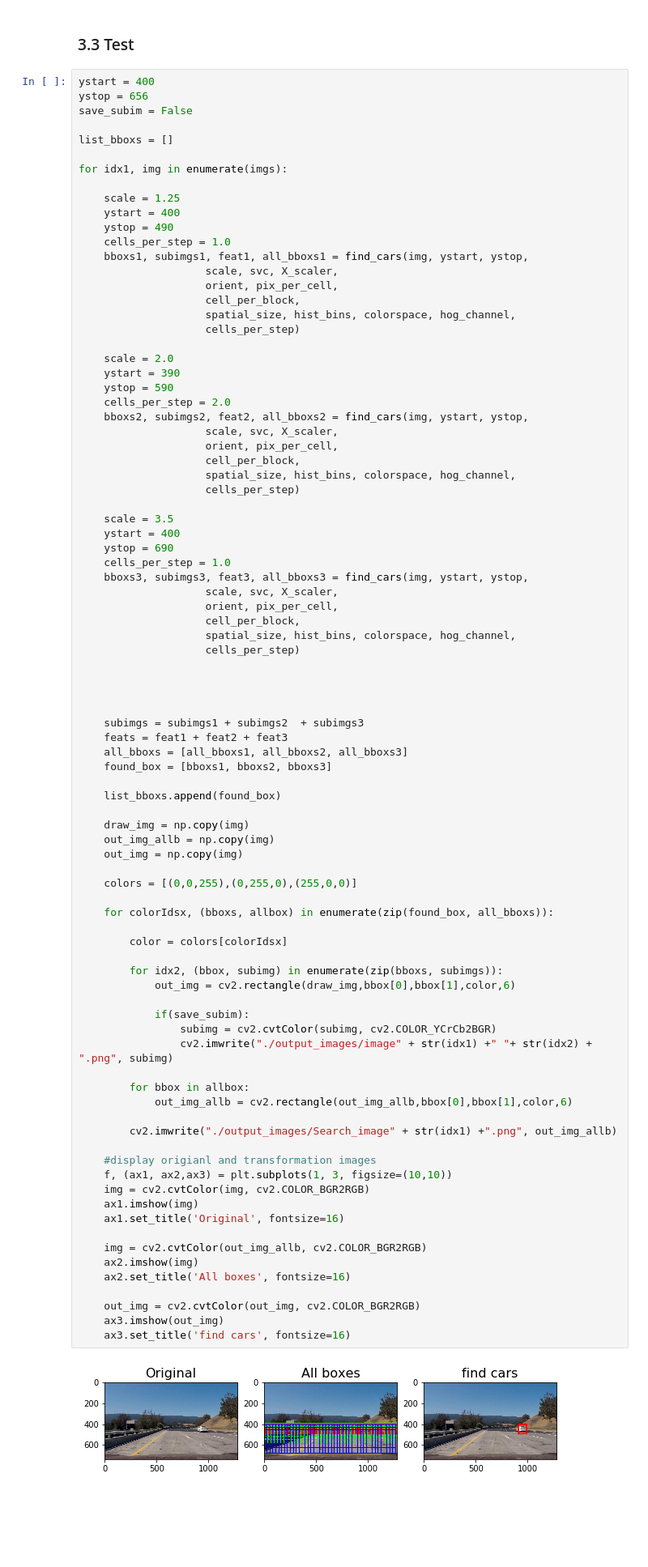
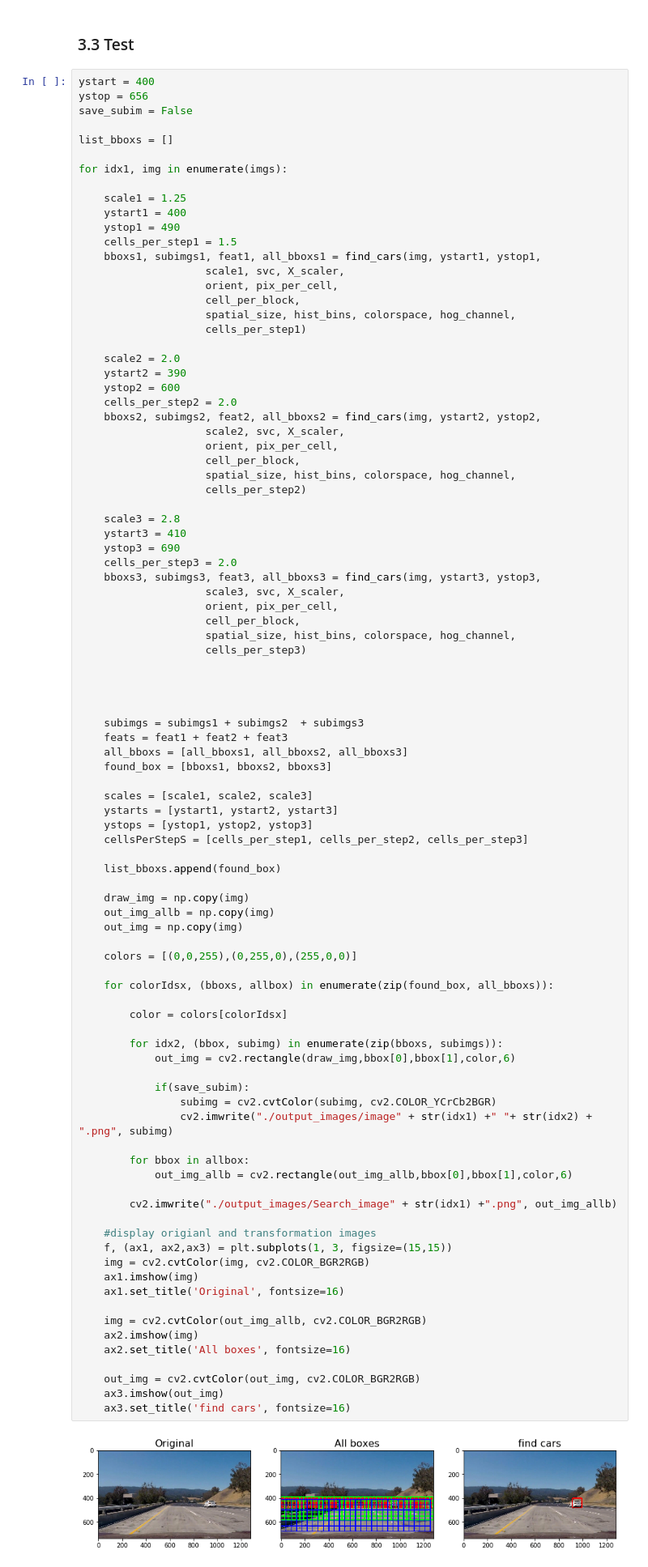
Before and after one commit to edgarcgarzon/CarND-Vehicle-Detection-and-Tracking-P5, a Jupyter notebook: VehicleDetectionAndTracking.ipynb, the cells around one changed output. Shown at 81% size. Cells and saved outputs as stored; diff of their text form; blank space fills up the shorter version.

```diff
--- a/VehicleDetectionAndTracking.ipynb
+++ b/VehicleDetectionAndTracking.ipynb
@@ -392,38 +393,38 @@ list_bboxs = []
 
 for idx1, img in enumerate(imgs):
 
-    scale = 1.25
-    ystart = 400
-    ystop = 490
-    cells_per_step = 1.0
-    bboxs1, subimgs1, feat1, all_bboxs1 = find_cars(img, ystart, ystop,
-                    scale, svc, X_scaler,
+    scale1 = 1.25
+    ystart1 = 400
+    ystop1 = 490
+    cells_per_step1 = 1.5
+    bboxs1, subimgs1, feat1, all_bboxs1 = find_cars(img, ystart1, ystop1,
+                    scale1, svc, X_scaler,
                     orient, pix_per_cell,
                     cell_per_block,
                     spatial_size, hist_bins, colorspace, hog_channel,
-                    cells_per_step)
+                    cells_per_step1)
 
-    scale = 2.0
-    ystart = 390
-    ystop = 590
-    cells_per_step = 2.0
-    bboxs2, subimgs2, feat2, all_bboxs2 = find_cars(img, ystart, ystop,
-                    scale, svc, X_scaler,
+    scale2 = 2.0
+    ystart2 = 390
+    ystop2 = 600
+    cells_per_step2 = 2.0
+    bboxs2, subimgs2, feat2, all_bboxs2 = find_cars(img, ystart2, ystop2,
+                    scale2, svc, X_scaler,
                     orient, pix_per_cell,
                     cell_per_block,
                     spatial_size, hist_bins, colorspace, hog_channel,
-                    cells_per_step)
+                    cells_per_step2)
 
-    scale = 3.5
-    ystart = 400
-    ystop = 690
-    cells_per_step = 1.0
-    bboxs3, subimgs3, feat3, all_bboxs3 = find_cars(img, ystart, ystop,
-                    scale, svc, X_scaler,
+    scale3 = 2.8
+    ystart3 = 410
+    ystop3 = 690
+    cells_per_step3 = 2.0
+    bboxs3, subimgs3, feat3, all_bboxs3 = find_cars(img, ystart3, ystop3,
+                    scale3, svc, X_scaler,
                     orient, pix_per_cell,
                     cell_per_block,
                     spatial_size, hist_bins, colorspace, hog_channel,
-                    cells_per_step)
+                    cells_per_step3)
 
 
 
@@ -432,6 +433,11 @@ for idx1, img in enumerate(imgs):
     feats = feat1 + feat2 + feat3
     all_bboxs = [all_bboxs1, all_bboxs2, all_bboxs3]
     found_box = [bboxs1, bboxs2, bboxs3]
+
+    scales = [scale1, scale2, scale3]
+    ystarts = [ystart1, ystart2, ystart3]
+    ystops = [ystop1, ystop2, ystop3]
+    cellsPerStepS = [cells_per_step1, cells_per_step2, cells_per_step3]
 
     list_bboxs.append(found_box)
 
@@ -443,32 +449,32 @@ for idx1, img in enumerate(imgs):
 
     for colorIdsx, (bboxs, allbox) in enumerate(zip(found_box, all_bboxs)):
 
         color = colors[colorIdsx]
 
         for idx2, (bbox, subimg) in enumerate(zip(bboxs, subimgs)):
             out_img = cv2.rectangle(draw_img,bbox[0],bbox[1],color,6)
 
             if(save_subim):
                 subimg = cv2.cvtColor(subimg, cv2.COLOR_YCrCb2BGR)
                 cv2.imwrite("./output_images/image" + str(idx1) +" "+ str(idx2) + ".png", subimg)
 
         for bbox in allbox:
             out_img_allb = cv2.rectangle(out_img_allb,bbox[0],bbox[1],color,6)
 
         cv2.imwrite("./output_images/Search_image" + str(idx1) +".png", out_img_allb)
 
     #display origianl and transformation images
-    f, (ax1, ax2,ax3) = plt.subplots(1, 3, figsize=(10,10))
+    f, (ax1, ax2,ax3) = plt.subplots(1, 3, figsize=(15,15))
     img = cv2.cvtColor(img, cv2.COLOR_BGR2RGB)
     ax1.imshow(img)
     ax1.set_title('Original', fontsize=16)
 
     img = cv2.cvtColor(out_img_allb, cv2.COLOR_BGR2RGB)
     ax2.imshow(img)
     ax2.set_title('All boxes', fontsize=16)
 
     out_img = cv2.cvtColor(out_img, cv2.COLOR_BGR2RGB)
     ax3.imshow(out_img)
     ax3.set_title('find cars', fontsize=16)
 # %% [output]
-[figure, old version]
+[figure, new version]
```
Also changed, not shown: parts of 11 cells of this notebook.
